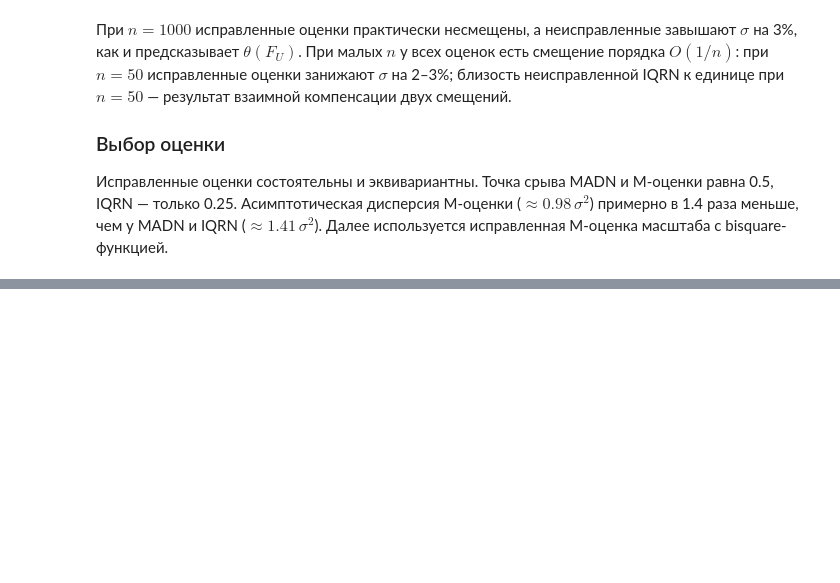
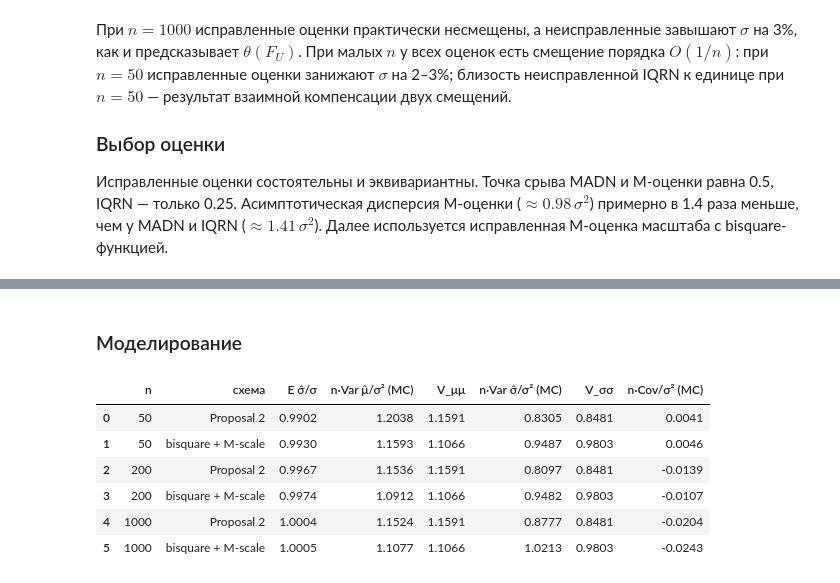
Before and after one commit to paulhowever/stata_ai_2026_WW, a Jupyter notebook: lab1.ipynb, the cells around one changed output, grey strips where cells are left out. Saved outputs shown, nothing was run; the diff lists cells and outputs as text; code cells hidden in the pictures; blank space fills up the shorter version.

```diff
--- a/lab1.ipynb
+++ b/lab1.ipynb
@@ -485,0 +658,3 @@ sigma_hat = SCALE_CORR[SCALE_CHOICE]
+# %%
+LOC_CHOICE = "bisquare c=6.0"
+assert abs(av_loc.loc[LOC_CHOICE, "AV/σ² при F_U"] / av_location(Bisquare(C_OPT), F) - 1) < 1e-3
@@ -485,0 +722,35 @@ sigma_hat = SCALE_CORR[SCALE_CHOICE]
+# %% [markdown]
+### Моделирование
+# %%
+_rng = rng_for(4)
+_rows = []
+for n in NS:
+    X = MU + SIGMA * F.rvs((R, n), _rng)
+    for name, (psi, rho, delta) in JOINT.items():
+        mu_hat, s_hat = m_joint(X, psi, rho, delta)
+        V = JOINT_V[name]
+        _rows.append({
+            "n": n,
+            "схема": name,
+            "E σ̂/σ": s_hat.mean() / SIGMA,
+            "n·Var μ̂/σ² (MC)": n * mu_hat.var(ddof=1) / SIGMA**2,
+            "V_μμ": V[0, 0],
+            "n·Var σ̂/σ² (MC)": n * s_hat.var(ddof=1) / SIGMA**2,
+            "V_σσ": V[1, 1],
+            "n·Cov/σ² (MC)": n * np.cov(mu_hat, s_hat)[0, 1] / SIGMA**2,
+        })
+joint_mc = pd.DataFrame(_rows)
+_last = joint_mc[joint_mc["n"] == NS[-1]]
+assert (abs(_last["n·Var μ̂/σ² (MC)"] / _last["V_μμ"] - 1) < MC_TOL).all()
+assert (abs(_last["n·Var σ̂/σ² (MC)"] / _last["V_σσ"] - 1) < MC_TOL).all()
+assert (abs(_last["n·Cov/σ² (MC)"]) < 4 * np.sqrt(_last["V_μμ"] * _last["V_σσ"] / R)).all()
+assert (abs(_last["E σ̂/σ"] - 1) < 0.01).all()
+joint_mc
+# %% [output]
+|  | n | схема | E σ̂/σ | n·Var μ̂/σ² (MC) | V_μμ | n·Var σ̂/σ² (MC) | V_σσ | n·Cov/σ² (MC) |
+| 0 | 50 | Proposal 2 | 0.9902 | 1.2038 | 1.1591 | 0.8305 | 0.8481 | 0.0041 |
+| 1 | 50 | bisquare + M-scale | 0.9930 | 1.1593 | 1.1066 | 0.9487 | 0.9803 | 0.0046 |
+| 2 | 200 | Proposal 2 | 0.9967 | 1.1536 | 1.1591 | 0.8097 | 0.8481 | -0.0139 |
+| 3 | 200 | bisquare + M-scale | 0.9974 | 1.0912 | 1.1066 | 0.9482 | 0.9803 | -0.0107 |
+| 4 | 1000 | Proposal 2 | 1.0004 | 1.1524 | 1.1591 | 0.8777 | 0.8481 | -0.0204 |
+| 5 | 1000 | bisquare + M-scale | 1.0005 | 1.1077 | 1.1066 | 1.0213 | 0.9803 | -0.0243 |
```
Also changed, not shown: parts of 14 cells of this notebook.
